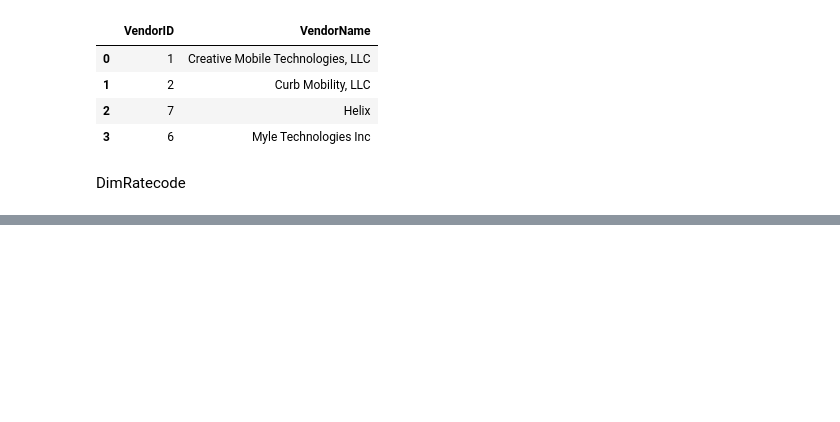
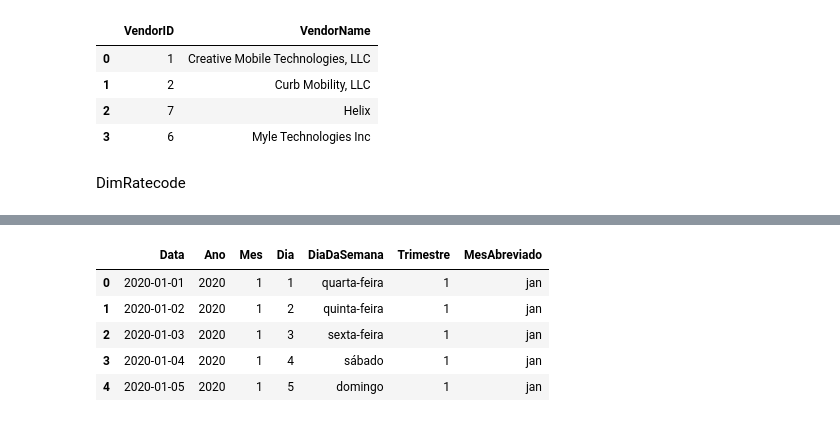
Before and after one commit to Edmilson-Santos/Etl-Igma-Tech, a Jupyter notebook: Scripts/Dev/01.Base.ipynb, the cells around one changed output, grey strips where cells are left out. Saved outputs shown, nothing was run; the diff lists cells and outputs as text; code cells hidden in the pictures; blank space fills up the shorter version.

```diff
--- a/Scripts/Dev/01.Base.ipynb
+++ b/Scripts/Dev/01.Base.ipynb
@@ -233,0 +244,11 @@ df_calendario.head(5)
+# %%
+# ler de teste
+df_test = pd.read_parquet(destination_calendar)
+df_test.head(5)
+# %% [output]
+|  | Data | Ano | Mes | Dia | DiaDaSemana | Trimestre | MesAbreviado |
+| 0 | 2020-01-01 | 2020 | 1 | 1 | quarta-feira | 1 | jan |
+| 1 | 2020-01-02 | 2020 | 1 | 2 | quinta-feira | 1 | jan |
+| 2 | 2020-01-03 | 2020 | 1 | 3 | sexta-feira | 1 | jan |
+| 3 | 2020-01-04 | 2020 | 1 | 4 | sábado | 1 | jan |
+| 4 | 2020-01-05 | 2020 | 1 | 5 | domingo | 1 | jan |
```
Also changed, not shown: parts of 3 cells of this notebook, 18 other files.
